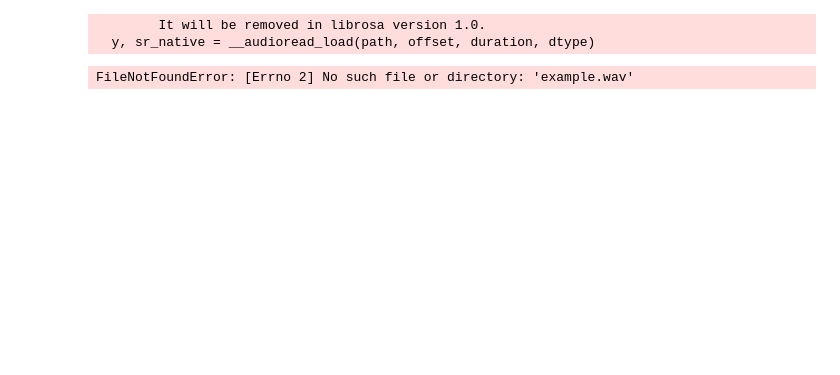
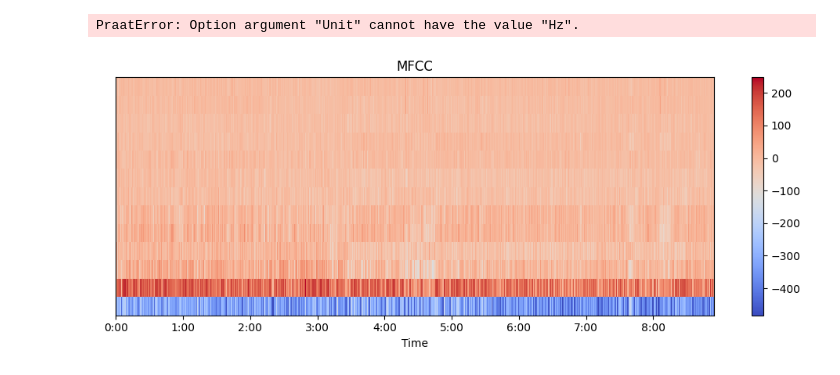
Before and after one commit to LIE-ON/Lieon-ai, a Jupyter notebook: preprocessing/[dh]preprocessing.ipynb, the cells around one changed output. Saved outputs shown, nothing was run; the diff lists cells and outputs as text; code cells hidden in the pictures; blank space fills up the shorter version.

```diff
--- a/preprocessing/[dh]preprocessing.ipynb
+++ b/preprocessing/[dh]preprocessing.ipynb
@@ -8,8 +9,36 @@ import features
 # %%
 # Load an audio file
-audio_path = 'example.wav'  # Replace with your audio file path
-y, sr = librosa.load(audio_path, sr=None)  # 우리 데이터 sr에 맞게 값 변경해야 함
+audio_path = '/Users/imdohyeon/Documents/PythonWorkspace/Lieon-ai/Dataset/data1.wav'  # Replace with your audio file path
+y, sr = librosa.load(audio_path, sr=48000)  # 우리 데이터 sr에 맞게 값 변경해야 함
-# %% [output]
-        It will be removed in librosa version 1.0.
-  y, sr_native = __audioread_load(path, offset, duration, dtype)
-FileNotFoundError: [Errno 2] No such file or directory: 'example.wav'
+# %%
+# Feature Extraction
+pitch = features.extract_f0(y, sr)
+formants = features.extract_formants(audio_path)
+spectral_flux = features.extract_spectral_flux(y, sr)
+spectral_entropy = features.extract_spectral_entropy(y, sr)
+speech_rate, pause_durations = features.extract_prosody(y, sr)
+
+# Display extracted features
+print(f'Pitch (f0): {pitch}')
+print(f'Formants: {formants}')
+print(f'Spectral Flux: {spectral_flux}')
+print(f'Spectral Entropy: {spectral_entropy}')
+print(f'Prosody (Speech Rate, Pause Durations): {speech_rate}, {pause_durations}')
+# %% [output]
+PraatError: Option argument "Unit" cannot have the value "Hz".
+# %%
+# MFCC test
+# Normalize audio
+y = librosa.util.normalize(y)
+
+# mfcc = librosa.feature.mfcc(y=y, sr=sr, n_mfcc=12, n_fft=1024, hop_length=512)
+mfcc = librosa.feature.mfcc(y=y, sr=sr, n_mfcc=13)
+
+plt.figure(figsize=(10, 4))
+librosa.display.specshow(mfcc, x_axis='time')
+plt.colorbar()
+plt.title('MFCC')
+plt.tight_layout()
+plt.show()
+# %% [output]
+[figure, added]
```
Also changed, not shown: parts of 1 cell of this notebook, 3 other files.
